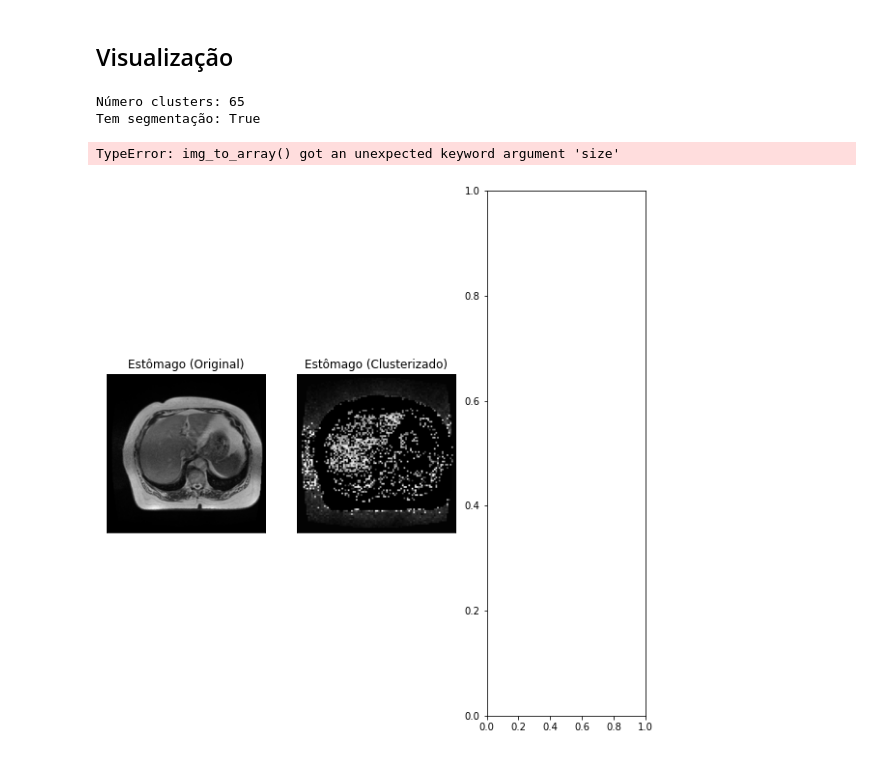
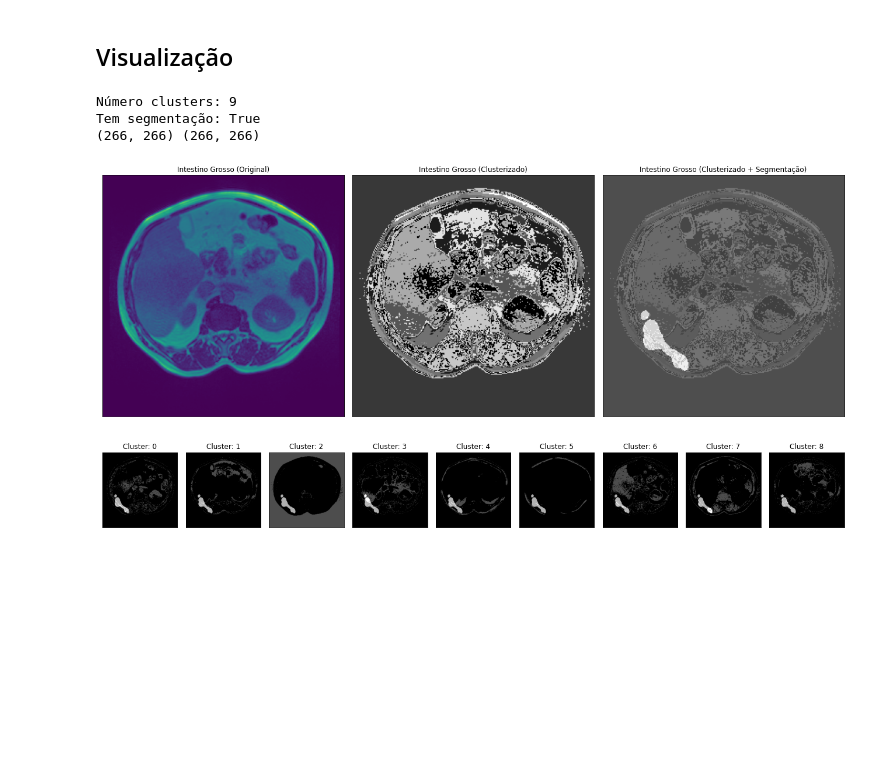
Before and after one commit to PauloUbirajara/uw-madison-image-segmentation, a Jupyter notebook: clusterization.ipynb, the cells around one changed output. Drawn from its saved outputs; the diff is of its cells as text; code cells hidden in the pictures; blank space fills up the shorter version.

Commit message:
Mostrar clusterização + segmentação (WIP)

```diff
--- a/clusterization.ipynb
+++ b/clusterization.ipynb
@@ -57,7 +71,7 @@ def new_cluster_model():
 	# 	n_clusters=10,
 	# )
 # %%
-largura, altura = 100, 100
+# largura, altura = 100, 100
 
 
 class Counter:
@@ -74,16 +88,16 @@ class Counter:
 
 cluster_model = new_cluster_model()
 
-def clustering(img_path):
+def clustering(linha):
     img = image.load_img(
-        img_path,
-        target_size=(largura, altura),
+        linha['image'],
+        target_size=(linha['height'], linha['width']),
         color_mode='grayscale'
     )
 
     # Para realizar o clustering de uma imagem
     # Precisa de uma matriz das posicoes + uma dimensao para cores
-    image_as_arr = image.img_to_array(img).reshape(largura * altura, 1)
+    image_as_arr = image.img_to_array(img).reshape(linha['width'] * linha['height'], 1)
 
     print(Counter.get(), end=', ')
 
@@ -103,7 +117,7 @@ df_dados = pd.concat([
 
 df_dados['class'].value_counts()
 
-df_dados['clusters'] = df_dados['image'].apply(clustering)
+df_dados['clusters'] = df_dados.apply(clustering, axis=1)
 df_dados.head()
 # %% [output]
 1, 2, 3, 4, 5, 6, 7, 8, 9, 10, 11, 12, 13, 14, 15, 16, 17, 18, 19, 20, 21, 22, 23, 24, 25, 26, 27, 28, 29, 30, 31, 32, 33, 34, 35, 36, 37, 38, 39, 40, 41, 42, 43, 44, 45, 46, 47, 48, 49, 50, 51, 52, 5 ...
@@ -122,58 +136,68 @@ print('Número clusters:', max(linha['clusters']))
 print('Tem segmentação:', bool(linha['segmentation']))
 
 # Desenhar
-fig = plt.figure(figsize=(10, 10))
+fig = plt.figure(figsize=(18, 10))
 fig.patch.set_alpha(1)
 
 ax = plt.subplot(1, 3, 1)
-ax.imshow(plt.imread(linha['image']), cmap='gray')
+# ax.imshow(image.load_img(linha['image'], target_size=(linha['height'], linha['width'])))
+ax.imshow(plt.imread(linha['image']))
 plt.xticks([])
 plt.yticks([])
 plt.title(nomes[linha['class']] + ' (Original)')
 
 ax = plt.subplot(1, 3, 2)
-ax.imshow(linha['clusters'].reshape(largura, altura), cmap='gray')
+clusters = linha['clusters'].reshape(linha['height'], linha['width'])
+ax.imshow(clusters, cmap='gray')
 plt.xticks([])
 plt.yticks([])
 plt.title(nomes[linha['class']] + ' (Clusterizado)')
+plt.tight_layout()
 
 if linha['segmentation']:
+	ax = plt.subplot(1, 3, 3)
+
+	ax.imshow(clusters, cmap='gray', alpha=0.5)
+
 	segmentation = linha['segmentation']
-	segmentation_rle = decode_rle(segmentation, shape=(linha['width'], linha['height']))
-	ax = plt.subplot(1, 3, 3)
-	# TODO Alterar tamaho da imagem de segmentação ou entao clusetrizar com tamaho original
-	# segmentation_rle = image.l(image.array_to_img(segmentation_rle.reshape(segmentation_rle.shape[0], segmentation_rle.shape[1], 1)), size=(largura, altura))
+	segmentation_rle = decode_rle(segmentation, shape=(linha['height'], linha['width']))
 
-	ax.imshow(np.array(segmentation_rle).reshape(largura, altura), cmap='gray')
+	# if clusters.shape[0] != segmentation_rle.shape[0] and clusters.shape[1] != segmentation_rle.shape[1]:
+	# 	print('>', clusters.shape, segmentation_rle.shape)
+	# 	segmentation_rle = segmentation_rle.reshape(clusters.shape[0], clusters.shape[1])
+
+	print(clusters.shape, segmentation_rle.shape)
+	ax.imshow(segmentation_rle, cmap='gray', alpha=0.5)
 	plt.xticks([])
 	plt.yticks([])
 	plt.title(nomes[linha['class']] + ' (Clusterizado + Segmentação)')
-else:
-	exit(1)
 
+	plt.tight_layout()
 
 plt.show()
 
-max_clusters = 10
-fig, axs = plt.subplots(2, 5, figsize=(10, 6))
+max_clusters = min(max(linha['clusters']), 50)
+fig, axs = plt.subplots(1, max_clusters, figsize=(max_clusters * 2, 6))
 fig.patch.set_alpha(1)
 for i in range(max_clusters):
 	cluster_selecionado = i
 	d = pd.DataFrame(linha['clusters']).applymap(lambda x: 1 if x == cluster_selecionado else 0)
-	d = np.array(d.values).reshape(largura, altura)
-	axs[i//5][i%5].imshow(d, cmap='gray')
-	axs[i//5][i%5].set_title(f'Cluster: {cluster_selecionado}')
-	axs[i//5][i%5].set_xticks([])
-	axs[i//5][i%5].set_yticks([])
+	d = np.array(d.values).reshape(linha['height'], linha['width'])
+	axs[i].imshow(d, cmap='gray')
+	axs[i].imshow(segmentation_rle, cmap='gray', alpha=0.7)
+	axs[i].set_title(f'Cluster: {cluster_selecionado}')
+	axs[i].set_xticks([])
+	axs[i].set_yticks([])
 
 plt.tight_layout()
 
 # plt.title(nomes[linha['class']] + ' (Segmentado)')
 # plt.show()
 # %% [output]
-Número clusters: 65
+Número clusters: 9
 Tem segmentação: True
+(266, 266) (266, 266)
-TypeError: img_to_array() got an unexpected keyword argument 'size'
-[figure, old version]
+[figure, new version]
+[figure, added]
 # %%
 # save_dataframe_as_feather(df_dados, 'train_imagens_clusters.feather')
```
Also changed, not shown: parts of 4 cells of this notebook.
